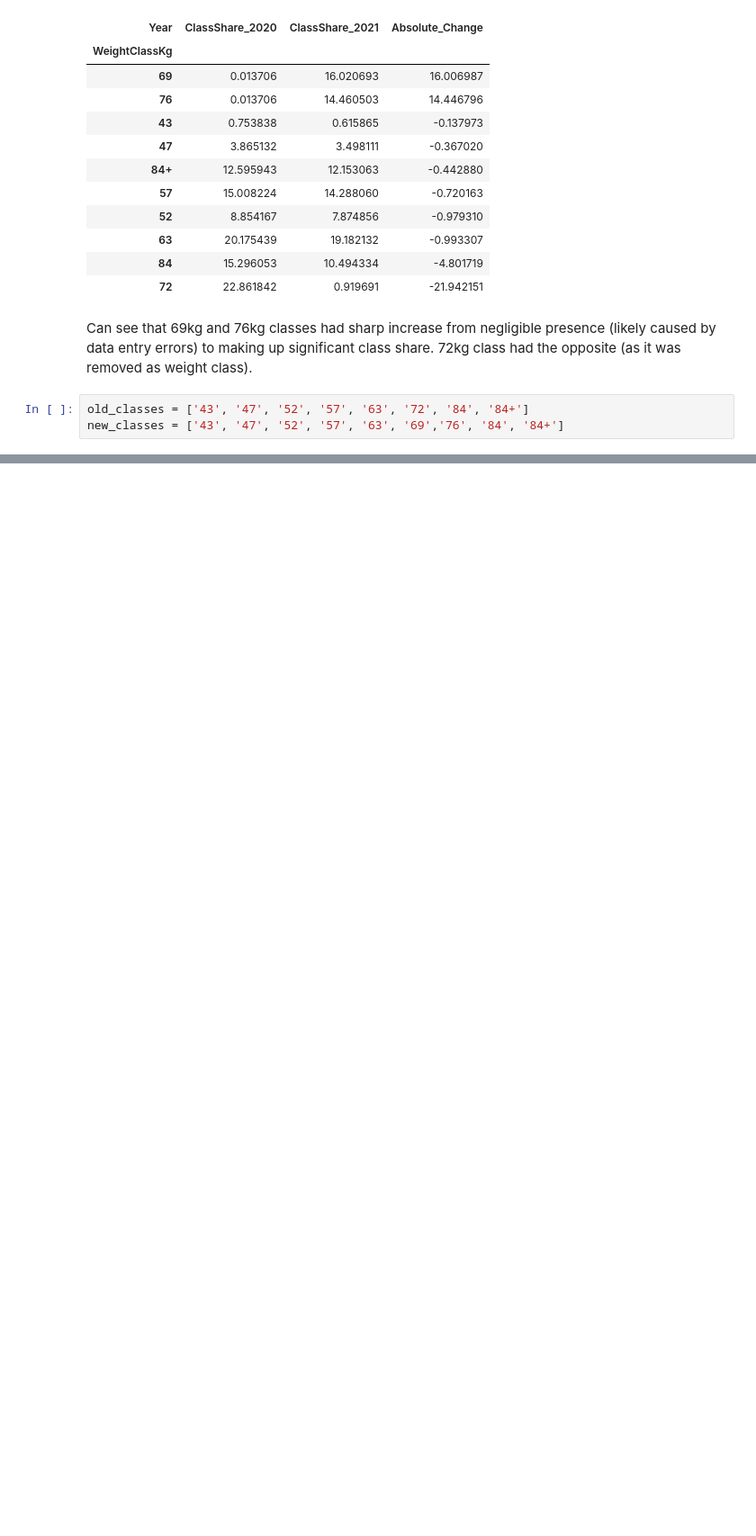
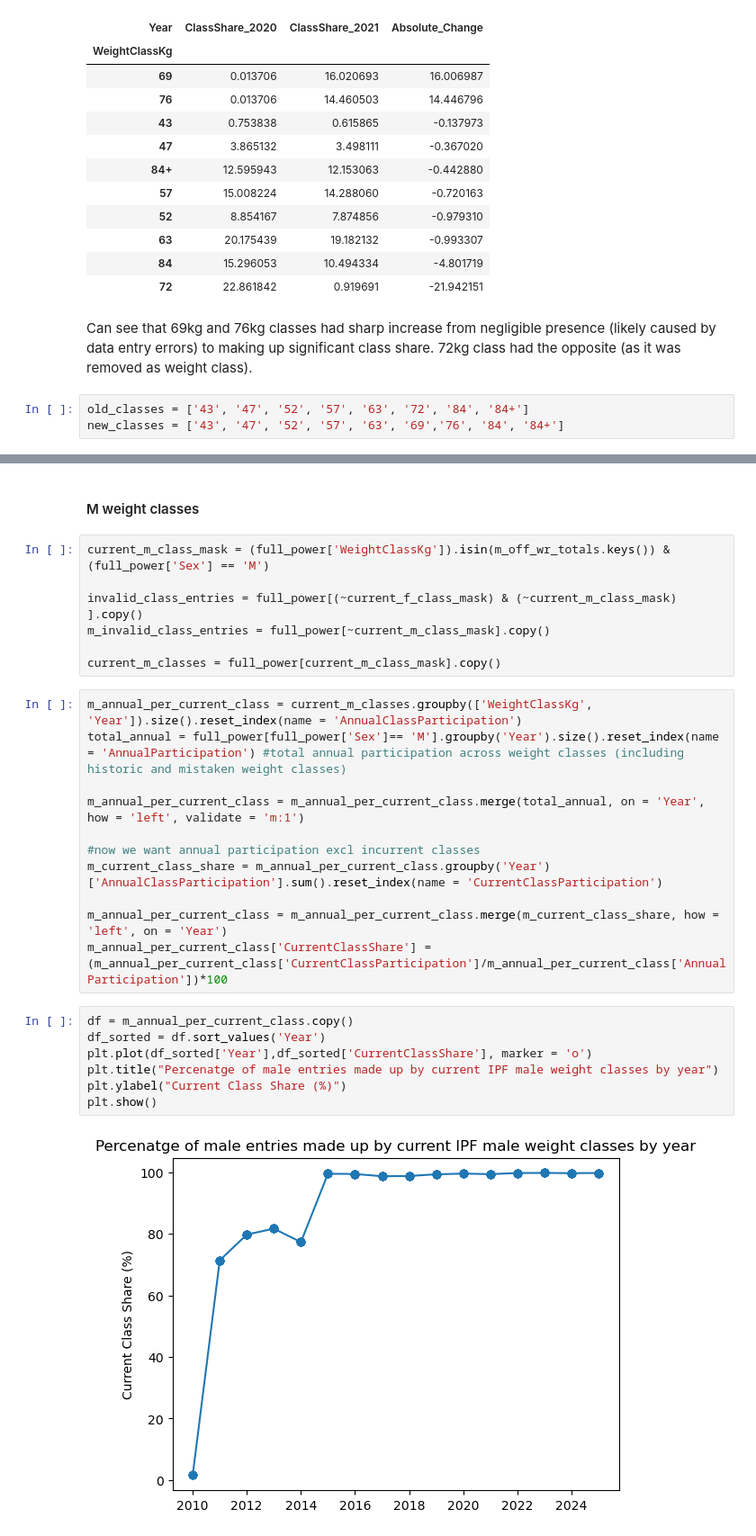
Before and after one commit to bnparris/powerlifting_analysis, a Jupyter notebook: notebooks/cleaning.ipynb, the cells around one changed output, grey strips where cells are left out. Shown at 90% size. Drawn from its saved outputs; the diff is of its cells as text; blank space fills up the shorter version.

```diff
--- a/notebooks/cleaning.ipynb
+++ b/notebooks/cleaning.ipynb
@@ -234,2 +236,31 @@ f'{(len(full_power_rel_years[full_power_rel_years['Sex']=='F'])/len(full_power[f
 # %% [output]
 '93.99% of f IPF entries are in the last 10 years'
+# %% [markdown]
+#### M weight classes
+# %%
+current_m_class_mask = (full_power['WeightClassKg']).isin(m_off_wr_totals.keys()) & (full_power['Sex'] == 'M')
+
+invalid_class_entries = full_power[(~current_f_class_mask) & (~current_m_class_mask) ].copy()
+m_invalid_class_entries = full_power[~current_m_class_mask].copy()
+
+current_m_classes = full_power[current_m_class_mask].copy()
+# %%
+m_annual_per_current_class = current_m_classes.groupby(['WeightClassKg', 'Year']).size().reset_index(name = 'AnnualClassParticipation')
+total_annual = full_power[full_power['Sex']== 'M'].groupby('Year').size().reset_index(name = 'AnnualParticipation') #total annual participation across weight classes (including historic and mistaken weight classes)
+
+m_annual_per_current_class = m_annual_per_current_class.merge(total_annual, on = 'Year', how = 'left', validate = 'm:1')
+
+#now we want annual participation excl incurrent classes
+m_current_class_share = m_annual_per_current_class.groupby('Year')['AnnualClassParticipation'].sum().reset_index(name = 'CurrentClassParticipation')
+
+m_annual_per_current_class = m_annual_per_current_class.merge(m_current_class_share, how = 'left', on = 'Year')
+m_annual_per_current_class['CurrentClassShare'] = (m_annual_per_current_class['CurrentClassParticipation']/m_annual_per_current_class['AnnualParticipation'])*100
+# %%
+df = m_annual_per_current_class.copy()
+df_sorted = df.sort_values('Year')
+plt.plot(df_sorted['Year'],df_sorted['CurrentClassShare'], marker = 'o')
+plt.title("Percenatge of male entries made up by current IPF male weight classes by year")
+plt.ylabel("Current Class Share (%)")
+plt.show()
+# %% [output]
+[figure, added]
```
Also changed, not shown: parts of 9 cells of this notebook.
